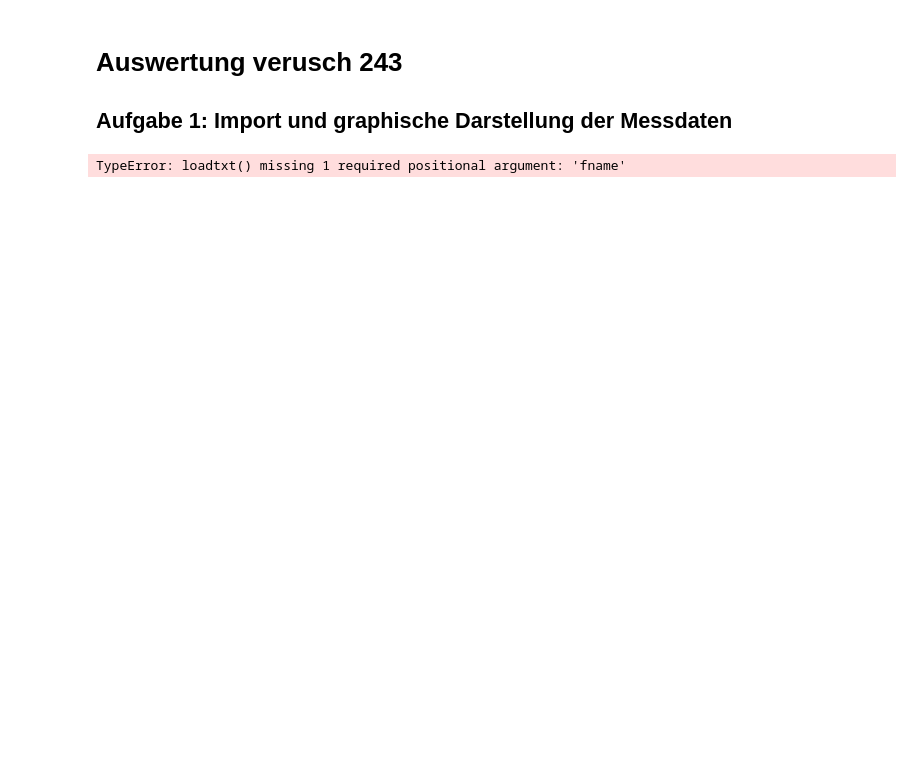
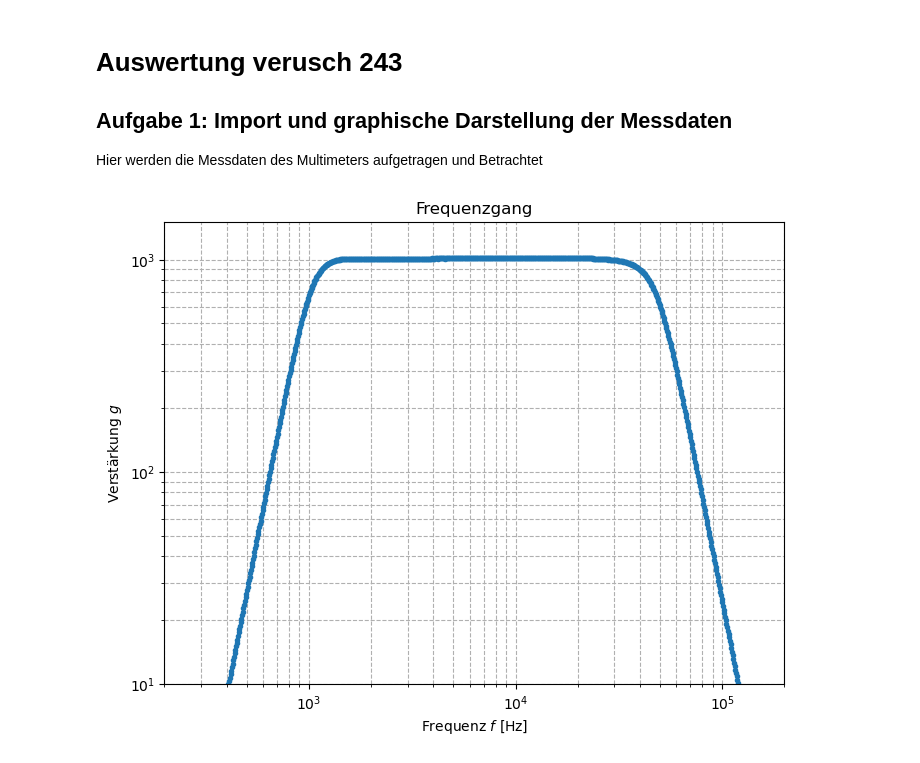
Before and after one commit to IchKaueHolz/PAP2.2, a Jupyter notebook: Versuch 243/Project/code/V243.ipynb, the cells around one changed output. Cells and saved outputs as stored; diff of their text form; code cells hidden in the pictures; blank space fills up the shorter version.

```diff
--- a/Versuch 243/Project/code/V243.ipynb
+++ b/Versuch 243/Project/code/V243.ipynb
@@ -2,11 +2,36 @@
 # Auswertung verusch 243
 
 ## Aufgabe 1: Import und graphische Darstellung der Messdaten
+
+Hier werden die Messdaten des Multimeters aufgetragen und Betrachtet
 # %%
 import matplotlib.pyplot as plt
 
 import numpy as np
 
+import numpy as np
+# Schöner für import
+np.seterr(over='ignore', invalid='ignore')
+
+
+
+
 f, gain_roh = np.loadtxt('Messung Gruppe2.csv', skiprows=1, delimiter=',', unpack=True, usecols=(0, 1))
+
+D = 1e-3 # Verstärkung
+
+
+g = gain_roh / D
+
+
+fig, ax = plt.subplots(figsize=(8, 6))
+
+# Loglog plot
+ax.set_xlabel('Frequenz $f$ [Hz]')
+ax.set_ylabel('Verstärkung $g$')
+ax.set_title('Frequenzgang')
+ax.loglog(f, g, linestyle='None', marker='.', label='Messwerte')
+ax.axis([200, 2e5, 10, 1.5E3])
+ax.grid(True, which='both', ls='--')
 # %% [output]
-TypeError: loadtxt() missing 1 required positional argument: 'fname'
+[figure, added]
```
Also changed, not shown: parts of 18 cells of this notebook.
